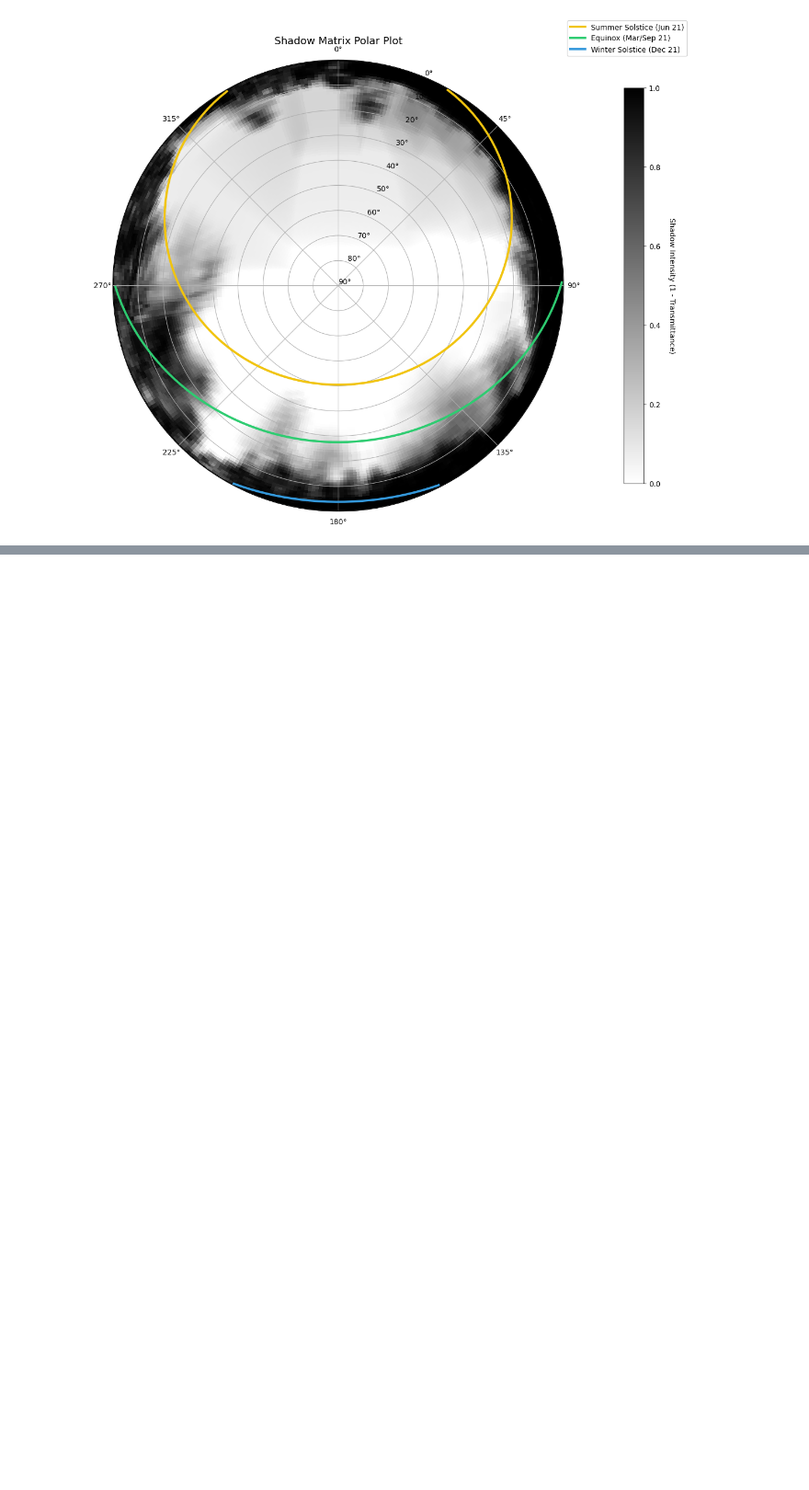
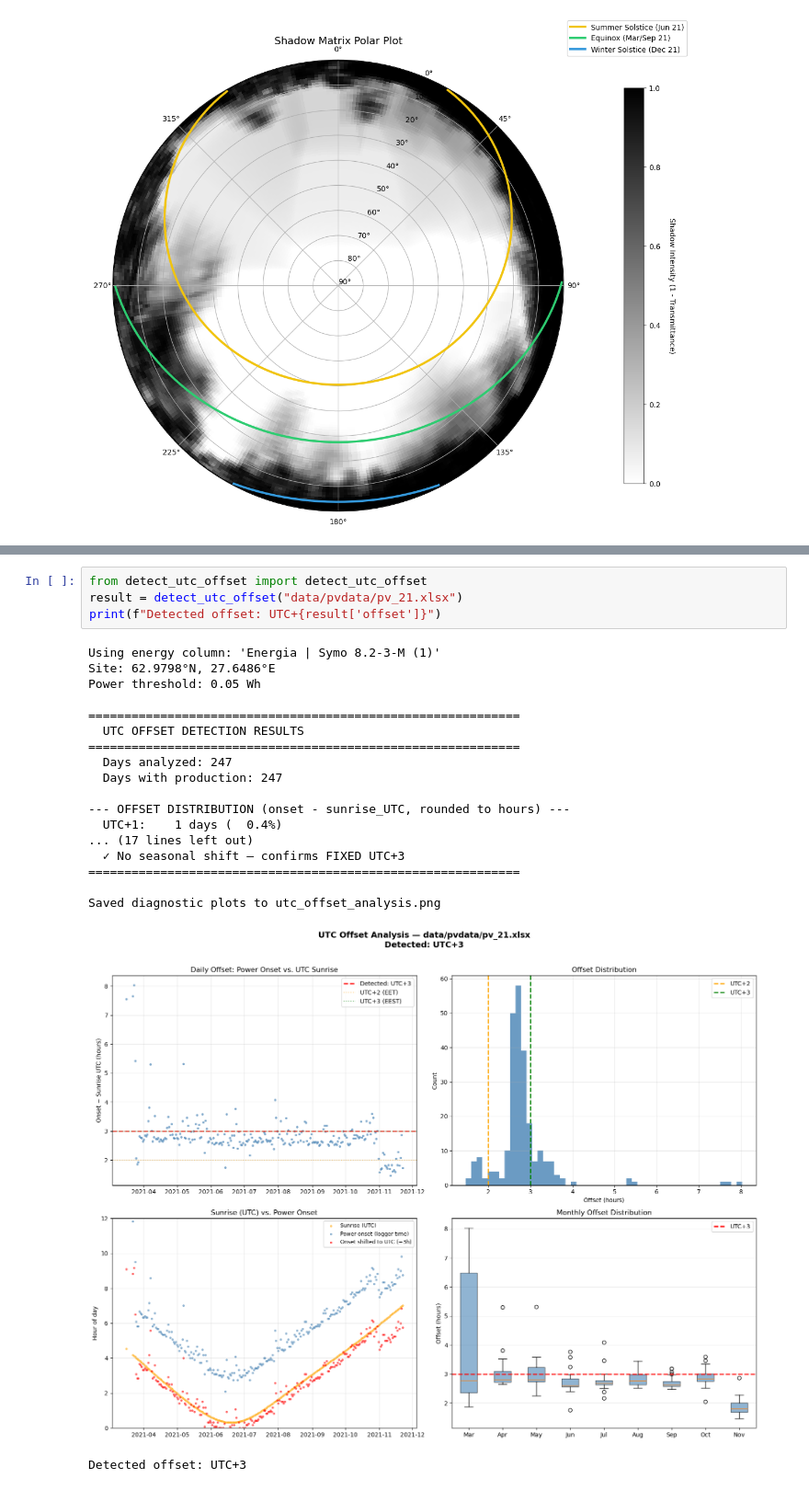
Before and after one commit to HD0NG/VoxSolaris2, a Jupyter notebook: yatest_v2.ipynb, the cells around one changed output, grey strips where cells are left out. Shown at 92% size. Cells and saved outputs as stored; diff of their text form; blank space fills up the shorter version.

```diff
--- a/yatest_v2.ipynb
+++ b/yatest_v2.ipynb
@@ -14,0 +37,24 @@ Calculating seasonal sun paths...
+# %%
+from detect_utc_offset import detect_utc_offset
+result = detect_utc_offset("data/pvdata/pv_21.xlsx")
+print(f"Detected offset: UTC+{result['offset']}")
+# %% [output]
+Using energy column: 'Energia | Symo 8.2-3-M (1)'
+Site: 62.9798°N, 27.6486°E
+Power threshold: 0.05 Wh
+
+============================================================
+  UTC OFFSET DETECTION RESULTS
+============================================================
+  Days analyzed: 247
+  Days with production: 247
+
+--- OFFSET DISTRIBUTION (onset - sunrise_UTC, rounded to hours) ---
+  UTC+1:    1 days (  0.4%)
+... (17 lines left out)
+  ✓ No seasonal shift — confirms FIXED UTC+3
+============================================================
+
+Saved diagnostic plots to utc_offset_analysis.png
+[figure, added]
+Detected offset: UTC+3
```
Also changed, not shown: parts of 1 cell of this notebook, 3 other files.
